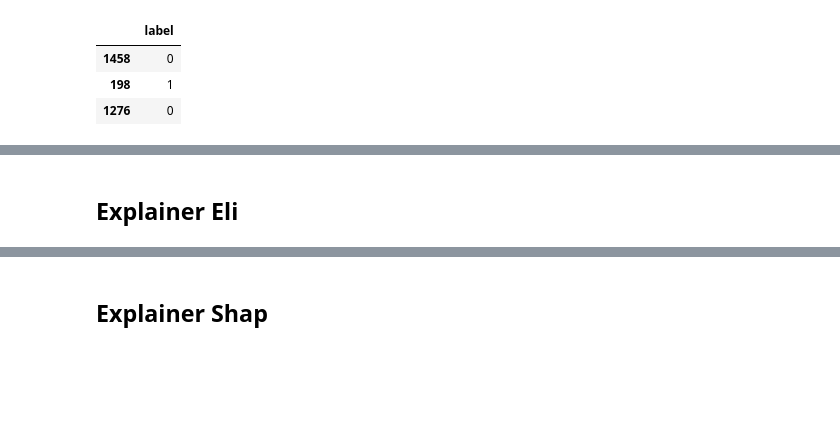
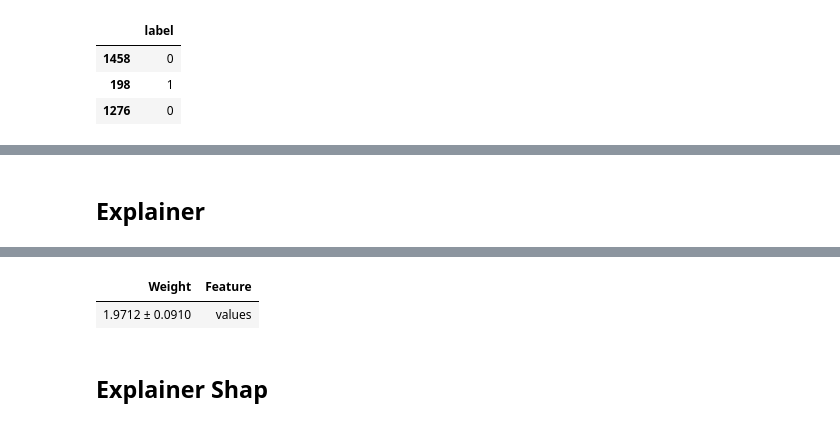
Before and after one commit to al3xandr3/Data-Science-ipynb, a Jupyter notebook: GradientBoostingRegressor.ipynb, the cells around one changed output, grey strips where cells are left out. Drawn from its saved outputs; the diff is of its cells as text; code cells hidden in the pictures; blank space fills up the shorter version.

```diff
--- a/GradientBoostingRegressor.ipynb
+++ b/GradientBoostingRegressor.ipynb
@@ -233,8 +209,10 @@ plt.show()
 # %% [markdown]
-## Explainer Eli
+## Explainer
 # %%
 import eli5
 from eli5.sklearn import PermutationImportance
-perm = PermutationImportance(model, random_state=1).fit(X_test, y_test)
-eli5.show_weights(perm, feature_names = X.columns.values)
+# define a permutation importance object
+perm = PermutationImportance(model).fit(X, y)
+# show the importance
+eli5.show_weights(perm, feature_names=X.columns.values)
 # %% [output]
@@ -242,3 +220,5 @@ ImportError: cannot import name 'RandomizedLogisticRegression' from 'sklearn.lin
+| Weight | Feature |
+| 1.9712 ± 0.0910 | values |
 # %% [markdown]
 ## Explainer Shap
 # %%
```
Also changed, not shown: parts of 17 cells of this notebook, 1 other file.
